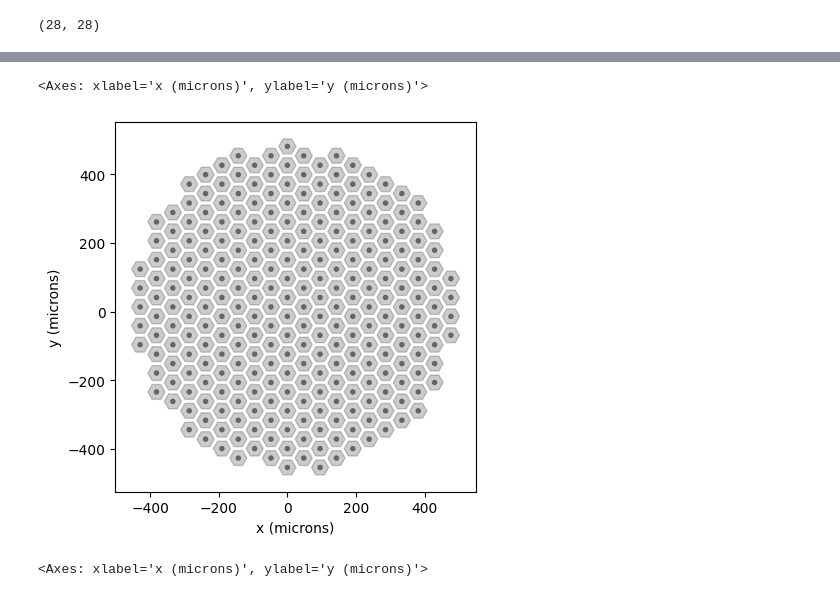
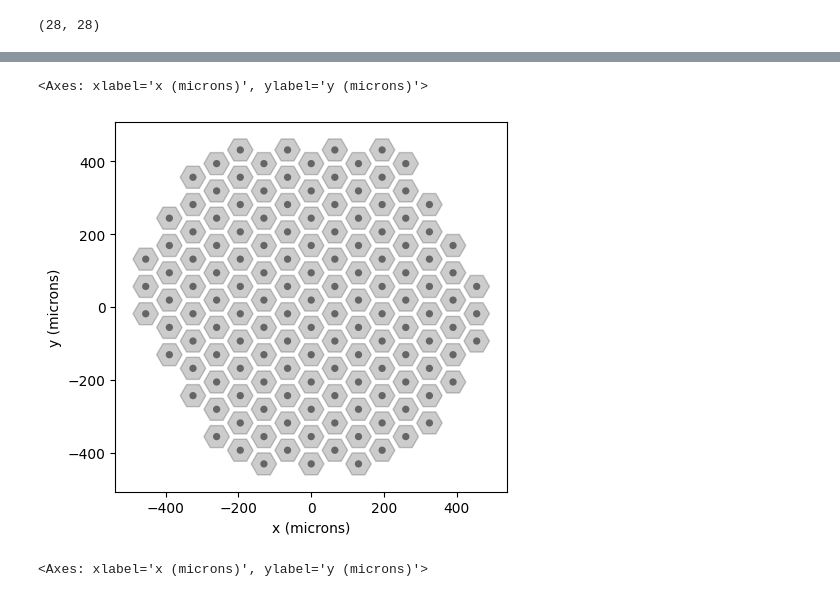
Before and after one commit to realmatthewpeng/percept, a Jupyter notebook: test_notebooks/phosphene_generator_test.ipynb, the cells around one changed output, grey strips where cells are left out. Saved outputs shown, nothing was run; the diff lists cells and outputs as text; code cells hidden in the pictures.

```diff
--- a/test_notebooks/phosphene_generator_test.ipynb
+++ b/test_notebooks/phosphene_generator_test.ipynb
@@ -54,7 +54,7 @@ stim.plot()
 # %%
-implant = p2p.implants.PRIMA55()
+implant = p2p.implants.PRIMA75()
 implant.plot()
 # %% [output]
 <Axes: xlabel='x (microns)', ylabel='y (microns)'>
-[figure, old version]
+[figure, new version]
 # %%
```
Also changed, not shown: parts of 9 cells of this notebook, 5 other files.
